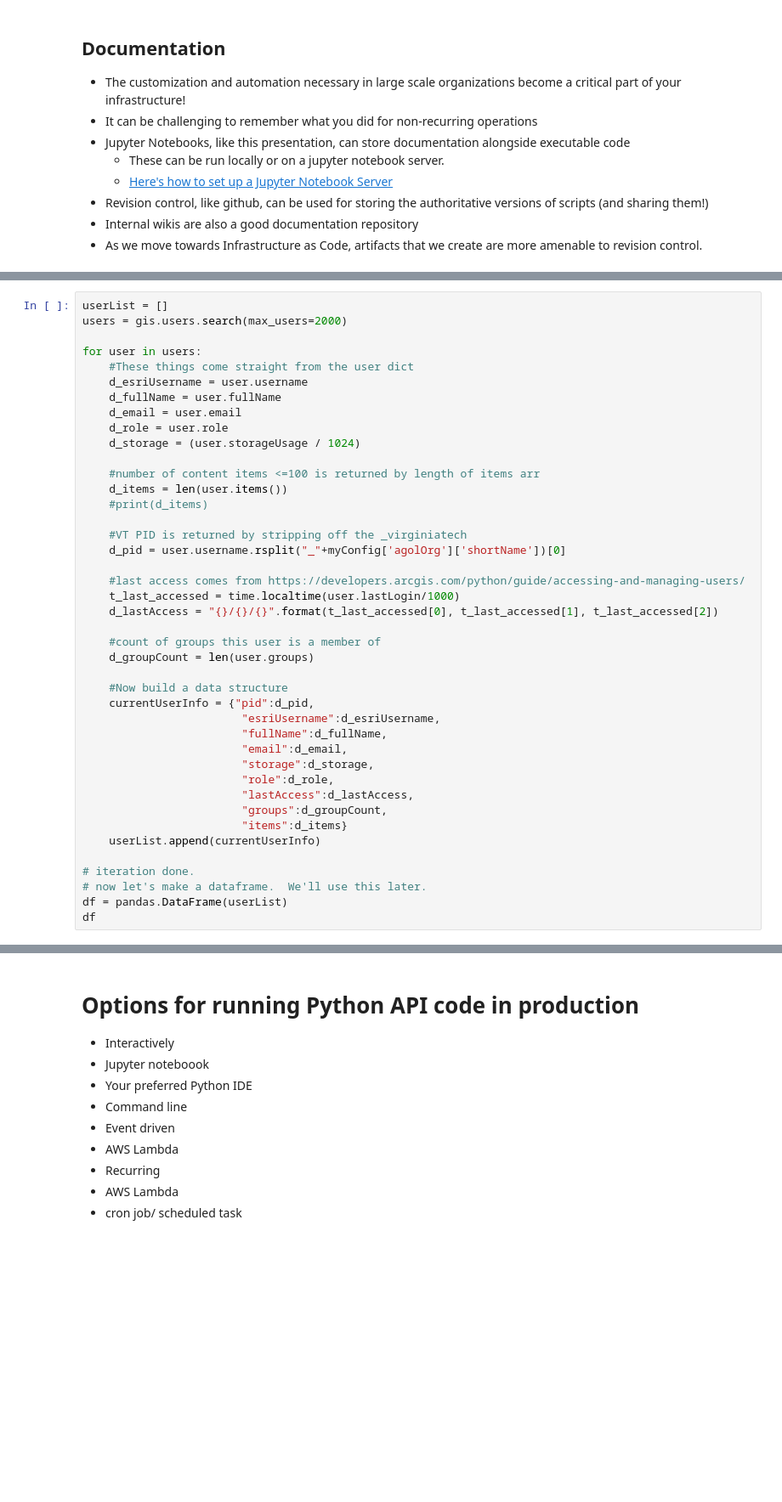
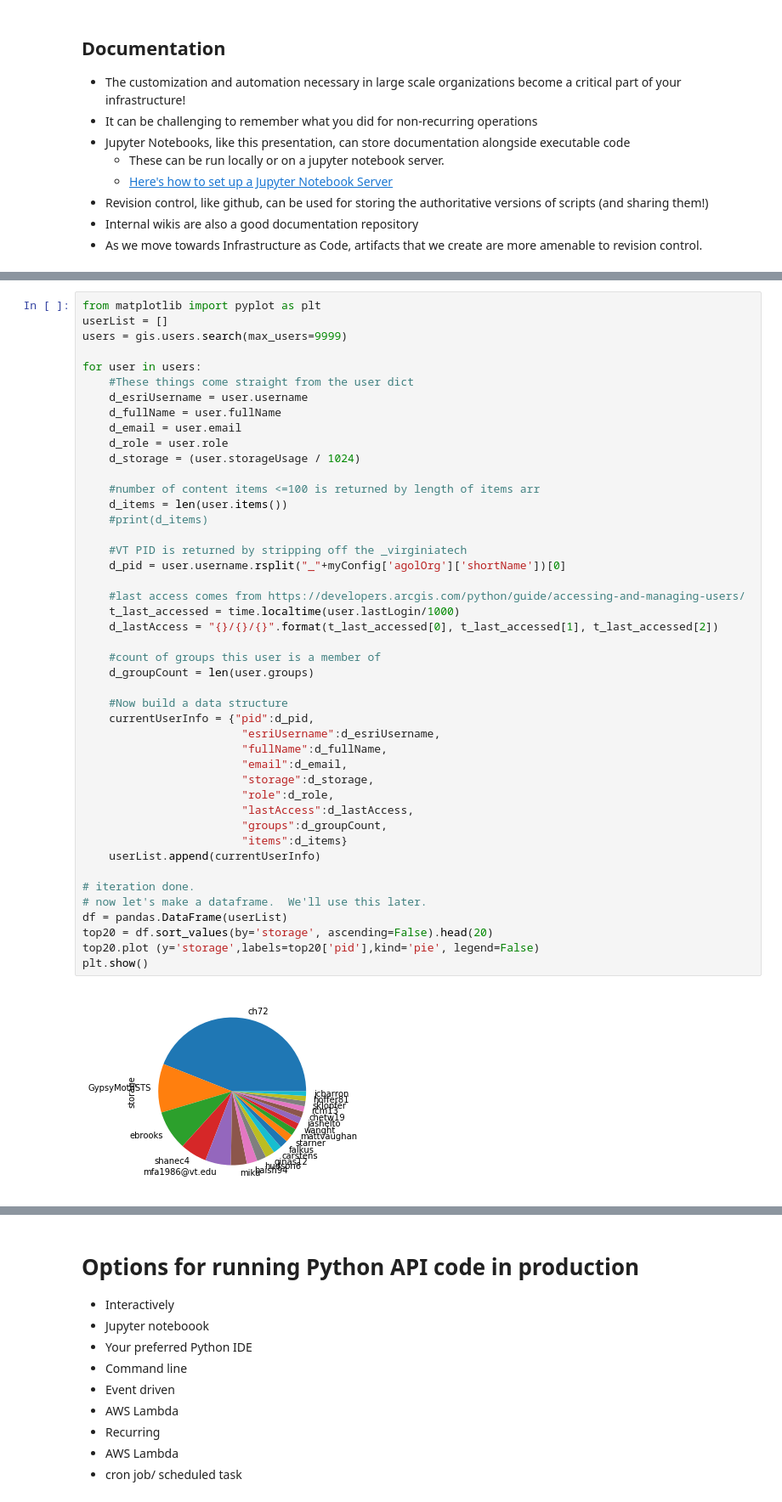
Before and after one commit to VT-EGIS/educ2019, a Jupyter notebook: EdUC 2019 ArcGIS Admin At Scale.ipynb, the cells around one changed output, grey strips where cells are left out. Shown: that part at 85% size. Cells and saved outputs as stored; diff of their text form; blank space fills up the shorter version.

```diff
--- a/EdUC 2019 ArcGIS Admin At Scale.ipynb
+++ b/EdUC 2019 ArcGIS Admin At Scale.ipynb
@@ -250,6 +287,7 @@ We're creating a notebook local data structure in a single operation that will t
 # %%
+from matplotlib import pyplot as plt
 userList = []
-users = gis.users.search(max_users=2000)
+users = gis.users.search(max_users=9999)
 
 for user in users:
     #These things come straight from the user dict
@@ -261,31 +299,35 @@ for user in users:
 
     #number of content items <=100 is returned by length of items arr
     d_items = len(user.items())
     #print(d_items)
 
     #VT PID is returned by stripping off the _virginiatech
     d_pid = user.username.rsplit("_"+myConfig['agolOrg']['shortName'])[0]
 
     #last access comes from https://developers.arcgis.com/python/guide/accessing-and-managing-users/
     t_last_accessed = time.localtime(user.lastLogin/1000)
     d_lastAccess = "{}/{}/{}".format(t_last_accessed[0], t_last_accessed[1], t_last_accessed[2])
 
     #count of groups this user is a member of
     d_groupCount = len(user.groups)
 
     #Now build a data structure
     currentUserInfo = {"pid":d_pid,
                         "esriUsername":d_esriUsername,
                         "fullName":d_fullName,
                         "email":d_email,
                         "storage":d_storage,
                         "role":d_role,
                         "lastAccess":d_lastAccess,
                         "groups":d_groupCount,
                         "items":d_items}
     userList.append(currentUserInfo)
 
 # iteration done.
 # now let's make a dataframe.  We'll use this later.
 df = pandas.DataFrame(userList)
-df
+top20 = df.sort_values(by='storage', ascending=False).head(20)
+top20.plot (y='storage',labels=top20['pid'],kind='pie', legend=False)
+plt.show()
+# %% [output]
+[figure, added]
```
Also changed, not shown: parts of 52 cells of this notebook, 2 other files.
